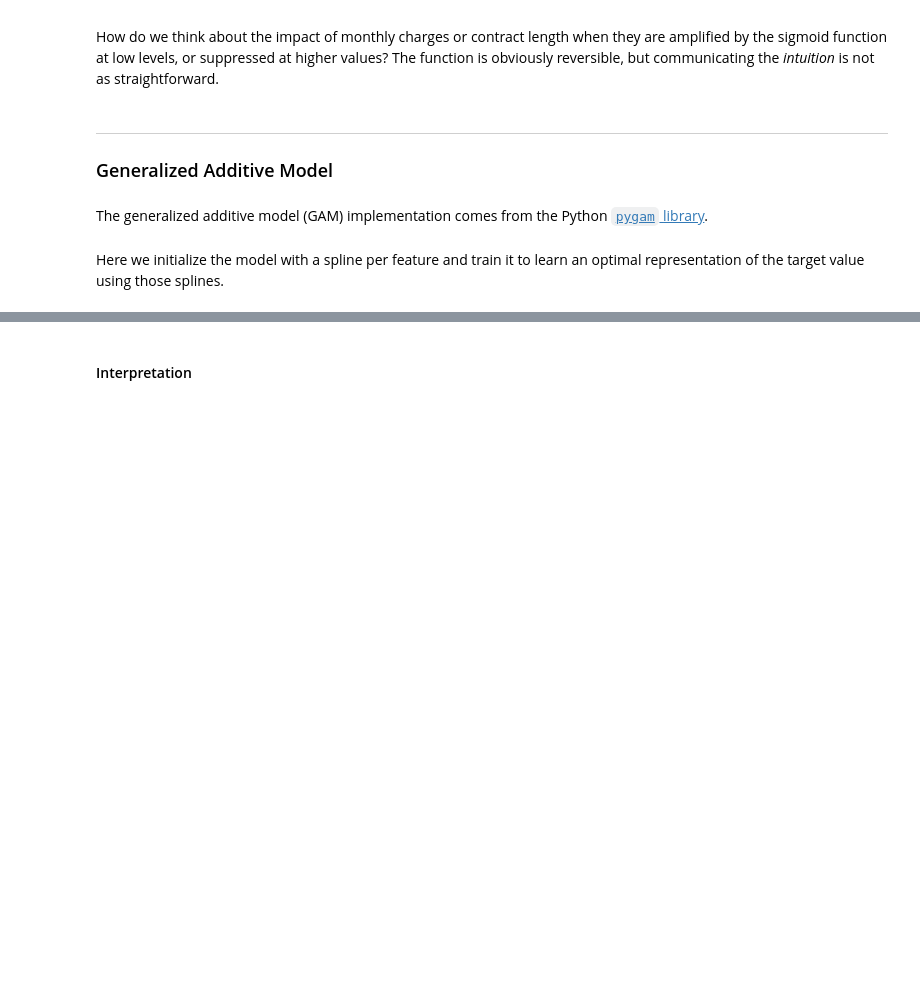
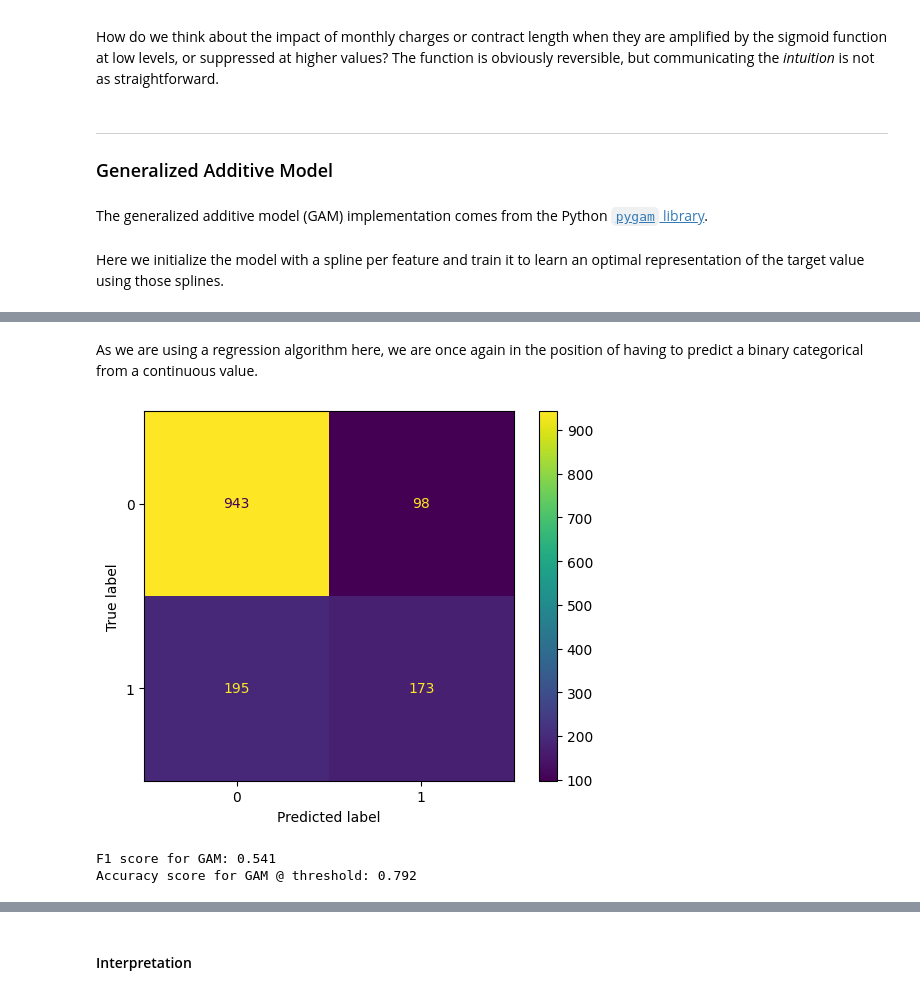
Before and after one commit to auto-d/linear-interp, a Jupyter notebook: linear-interp.ipynb, the cells around one changed output, grey strips where cells are left out. Cells and saved outputs as stored; diff of their text form; code cells hidden in the pictures; blank space fills up the shorter version.

```diff
--- a/linear-interp.ipynb
+++ b/linear-interp.ipynb
@@ -643,0 +653,16 @@ github.com/dswah/pyGAM/issues/163
+# %% [markdown]
+As we are using a regression algorithm here, we are once again in the position of having to predict a binary categorical from a continuous value.
+# %%
+y_binary_pred = threshold_predictions(y_pred)
+plot_confusion_matrix(y_test, y_binary_pred)
+# %% [output]
+[figure, added]
+# %%
+f1 = f1_score(y_test, y_binary_pred)
+print(f"F1 score for GAM: {f1:.3f}")
+
+acc = accuracy_score(y_test, y_binary_pred)
+print(f"Accuracy score for GAM @ threshold: {acc:.3f}")
+# %% [output]
+F1 score for GAM: 0.541
+Accuracy score for GAM @ threshold: 0.792
```
Also changed, not shown: parts of 15 cells of this notebook.
